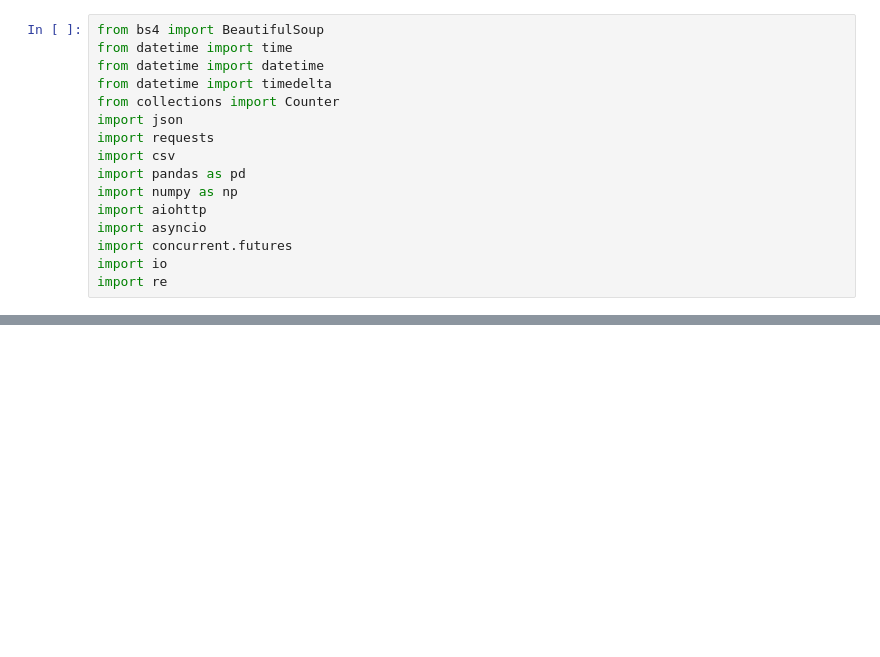
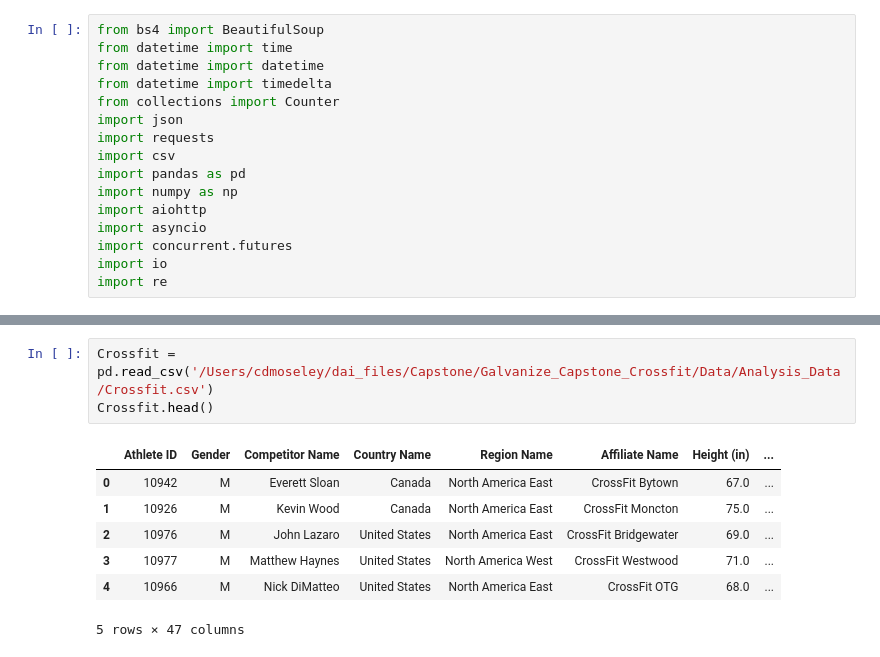
Before and after one commit to cdmoseley/CrossFit-Galvanize-Capstone, a Jupyter notebook: Crossfit_Analysis.ipynb, the cells around one changed output, grey strips where cells are left out. Cells and saved outputs as stored; diff of their text form; blank space fills up the shorter version.

```diff
--- a/Crossfit_Analysis.ipynb
+++ b/Crossfit_Analysis.ipynb
@@ -41,0 +68,11 @@ Crossfit_Men['Snatch (lbs)'].max()
+# %%
+Crossfit = pd.read_csv('/Users/cdmoseley/dai_files/Capstone/Galvanize_Capstone_Crossfit/Data/Analysis_Data/Crossfit.csv')
+Crossfit.head()
+# %% [output]
+|  | Athlete ID | Gender | Competitor Name | Country Name | Region Name | Affiliate Name | Height (in) | ... |
+| 0 | 10942 | M | Everett Sloan | Canada | North America East | CrossFit Bytown | 67.0 | ... |
+| 1 | 10926 | M | Kevin Wood | Canada | North America East | CrossFit Moncton | 75.0 | ... |
+| 2 | 10976 | M | John Lazaro | United States | North America East | CrossFit Bridgewater | 69.0 | ... |
+| 3 | 10977 | M | Matthew Haynes | United States | North America West | CrossFit Westwood | 71.0 | ... |
+| 4 | 10966 | M | Nick DiMatteo | United States | North America East | CrossFit OTG | 68.0 | ... |
+5 rows × 47 columns
```
Also changed, not shown: parts of 7 cells of this notebook, 2 other files.
